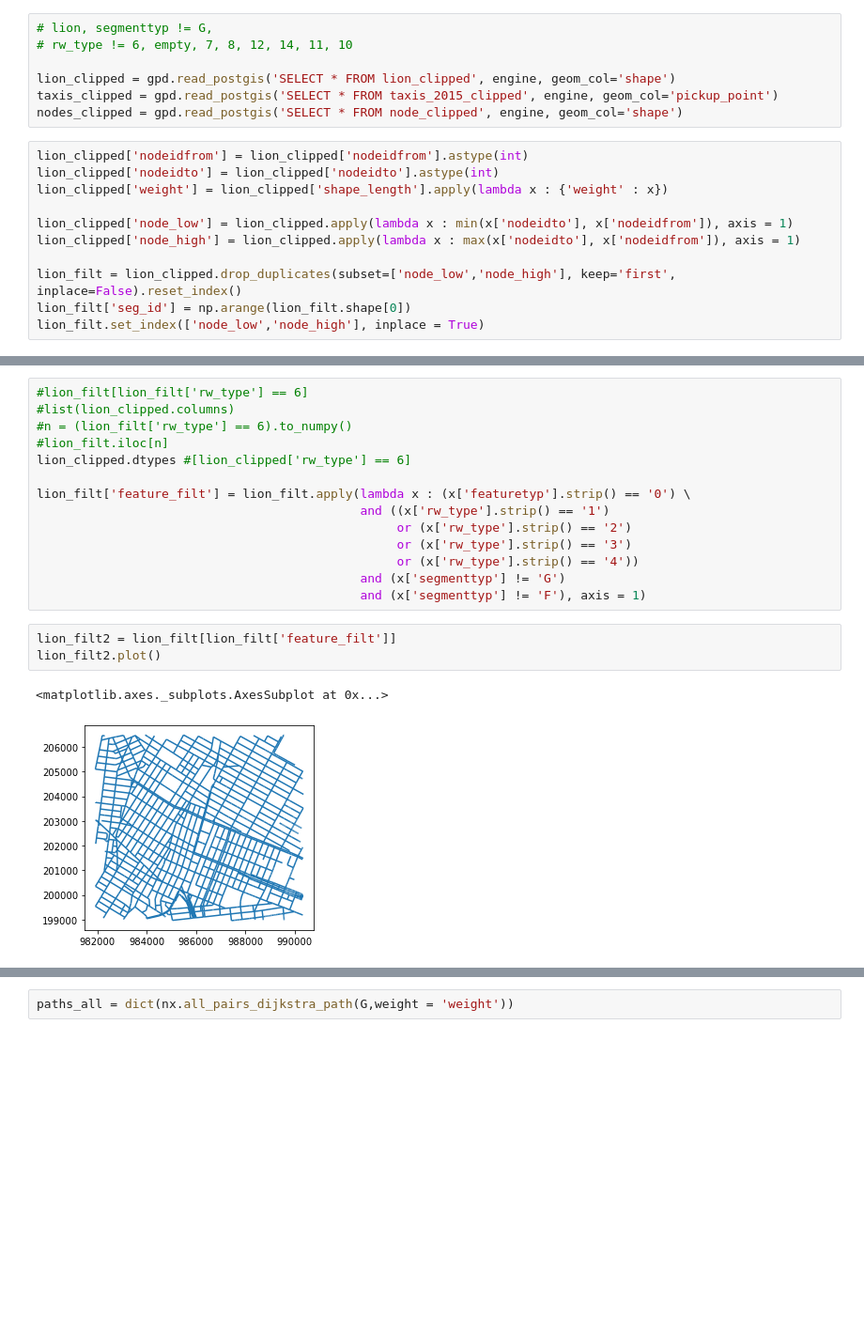
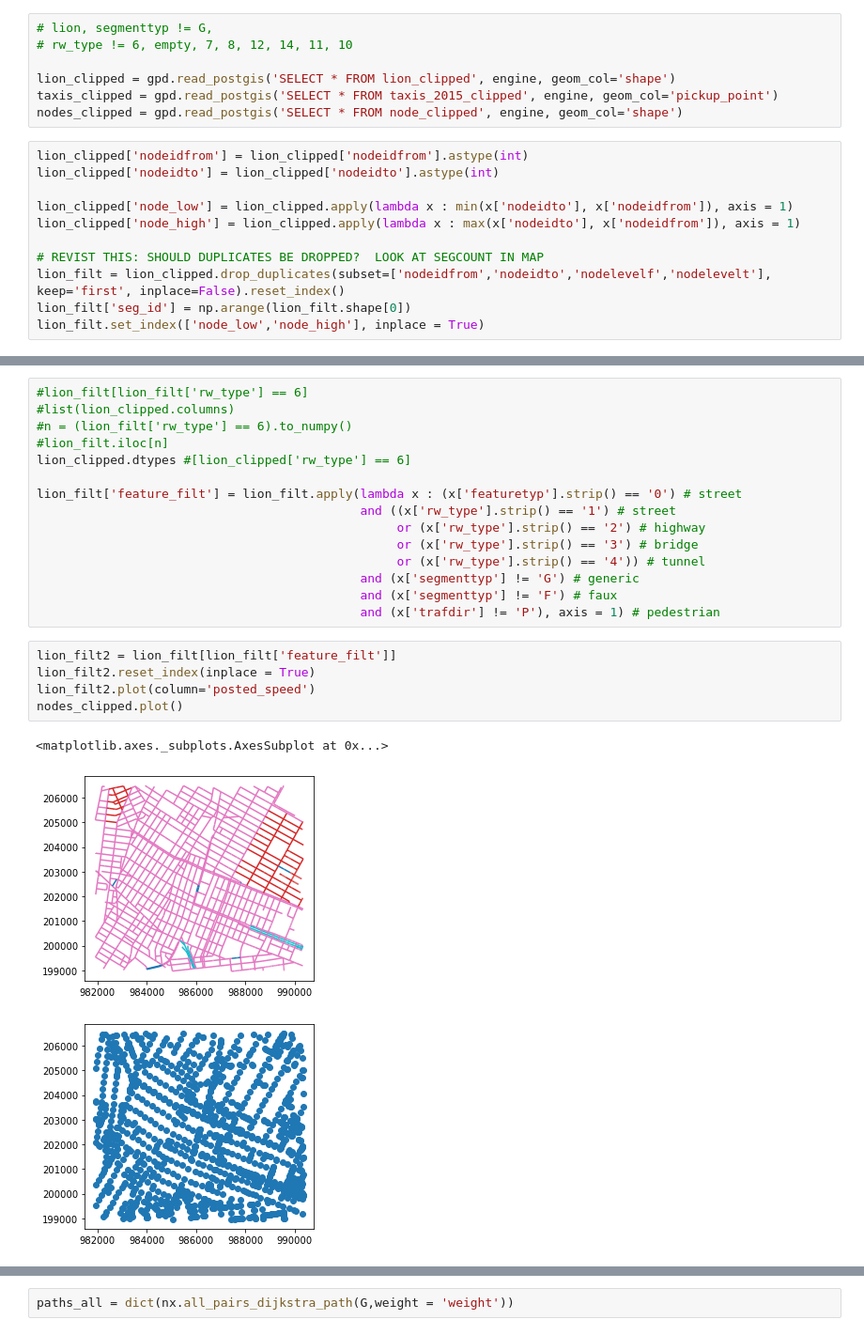
Before and after one commit to ttaylorok/nyc_taxis, a Jupyter notebook: create_network_v2.ipynb, the cells around one changed output, grey strips where cells are left out. Shown at 94% size. Drawn from its saved outputs; the diff is of its cells as text; blank space fills up the shorter version.

```diff
--- a/create_network_v2.ipynb
+++ b/create_network_v2.ipynb
@@ -127,11 +127,11 @@ nodes_clipped = gpd.read_postgis('SELECT * FROM node_clipped', engine, geom_col=
 # %%
 lion_clipped['nodeidfrom'] = lion_clipped['nodeidfrom'].astype(int)
 lion_clipped['nodeidto'] = lion_clipped['nodeidto'].astype(int)
-lion_clipped['weight'] = lion_clipped['shape_length'].apply(lambda x : {'weight' : x})
 
 lion_clipped['node_low'] = lion_clipped.apply(lambda x : min(x['nodeidto'], x['nodeidfrom']), axis = 1)
 lion_clipped['node_high'] = lion_clipped.apply(lambda x : max(x['nodeidto'], x['nodeidfrom']), axis = 1)
 
-lion_filt = lion_clipped.drop_duplicates(subset=['node_low','node_high'], keep='first', inplace=False).reset_index()
+# REVIST THIS: SHOULD DUPLICATES BE DROPPED?  LOOK AT SEGCOUNT IN MAP
+lion_filt = lion_clipped.drop_duplicates(subset=['nodeidfrom','nodeidto','nodelevelf','nodelevelt'], keep='first', inplace=False).reset_index()
 lion_filt['seg_id'] = np.arange(lion_filt.shape[0])
 lion_filt.set_index(['node_low','node_high'], inplace = True)
@@ -148,16 +162,20 @@ lion_filt.plot()
 #lion_filt.iloc[n]
 lion_clipped.dtypes #[lion_clipped['rw_type'] == 6]
 
-lion_filt['feature_filt'] = lion_filt.apply(lambda x : (x['featuretyp'].strip() == '0') \
-                                            and ((x['rw_type'].strip() == '1')
-                                                 or (x['rw_type'].strip() == '2')
-                                                 or (x['rw_type'].strip() == '3')
-                                                 or (x['rw_type'].strip() == '4'))
-                                            and (x['segmenttyp'] != 'G')
-                                            and (x['segmenttyp'] != 'F'), axis = 1)
+lion_filt['feature_filt'] = lion_filt.apply(lambda x : (x['featuretyp'].strip() == '0') # street
+                                            and ((x['rw_type'].strip() == '1') # street
+                                                 or (x['rw_type'].strip() == '2') # highway
+                                                 or (x['rw_type'].strip() == '3') # bridge
+                                                 or (x['rw_type'].strip() == '4')) # tunnel
+                                            and (x['segmenttyp'] != 'G') # generic
+                                            and (x['segmenttyp'] != 'F') # faux
+                                            and (x['trafdir'] != 'P'), axis = 1) # pedestrian
 # %%
 lion_filt2 = lion_filt[lion_filt['feature_filt']]
-lion_filt2.plot()
+lion_filt2.reset_index(inplace = True)
+lion_filt2.plot(column='posted_speed')
+nodes_clipped.plot()
 # %% [output]
 <matplotlib.axes._subplots.AxesSubplot at 0x...>
-[figure, old version]
+[figure, new version]
+[figure, added]
```
Also changed, not shown: parts of 35 cells of this notebook.
